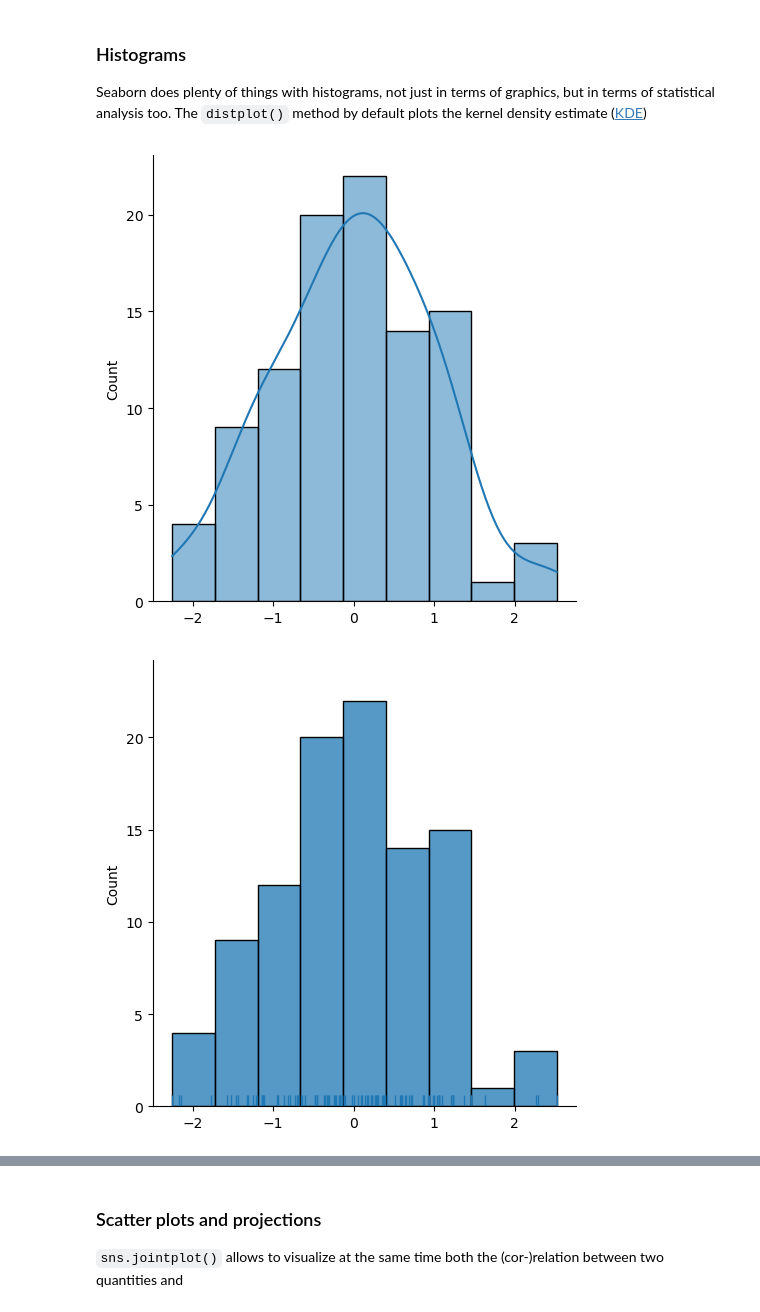
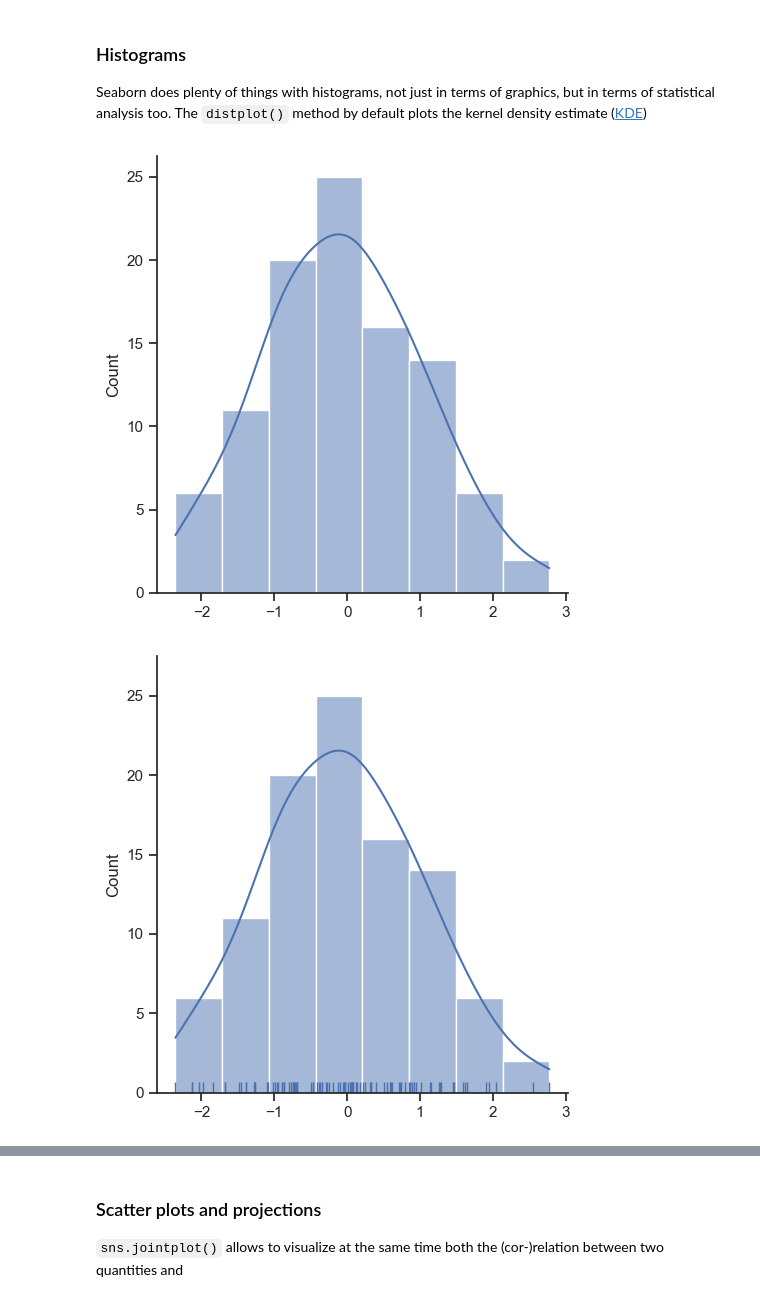
Before and after one commit to Berto70/LaboratoryOfComputationalPhysics_Y5, a Jupyter notebook: 07_Visualization.ipynb, the cells around one changed output, grey strips where cells are left out. Drawn from its saved outputs; the diff is of its cells as text; code cells hidden in the pictures.

```diff
--- a/07_Visualization.ipynb
+++ b/07_Visualization.ipynb
@@ -370,7 +374,7 @@ n3, bins3, patches3 = ax3.hist(pop, bins='auto', log=True)
 Seaborn is a wrapper around matplotlib which makes it better, with a better graphics and advanced functionalities, especially with what concerns statistical analysis.
 # %%
 import seaborn as sns
-#sns.set(style="darkgrid")
+sns.set(style="ticks")
 # %% [markdown]
 ### Scatter plots
 
@@ -415,12 +419,12 @@ Seaborn does plenty of things with histograms, not just in terms of graphics, bu
 x = np.random.randn(100)
 sns.displot(x, kde=True);
 # %% [output]
-[figure, old version]
+[figure, new version]
 # %%
 # with unbinned distribution too
-sns.displot(x, kde=False, rug=True);
+sns.displot(x, kde=True, rug=True);
 # %% [output]
-[figure, old version]
+[figure, new version]
 # %%
 from scipy import stats
 x = np.random.gamma(6, size=200)
```
Also changed, not shown: parts of 14 cells of this notebook, 1 other file.
